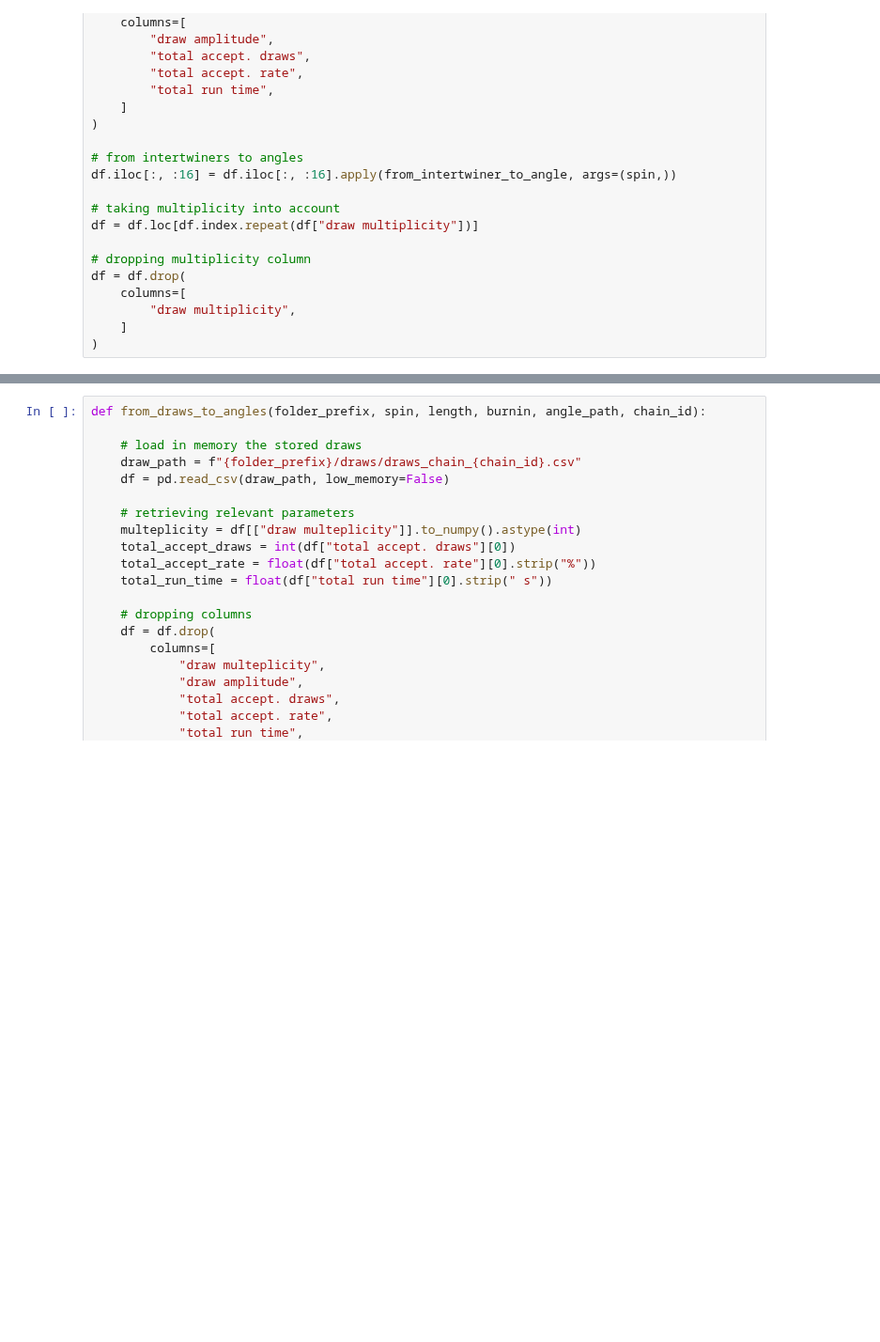
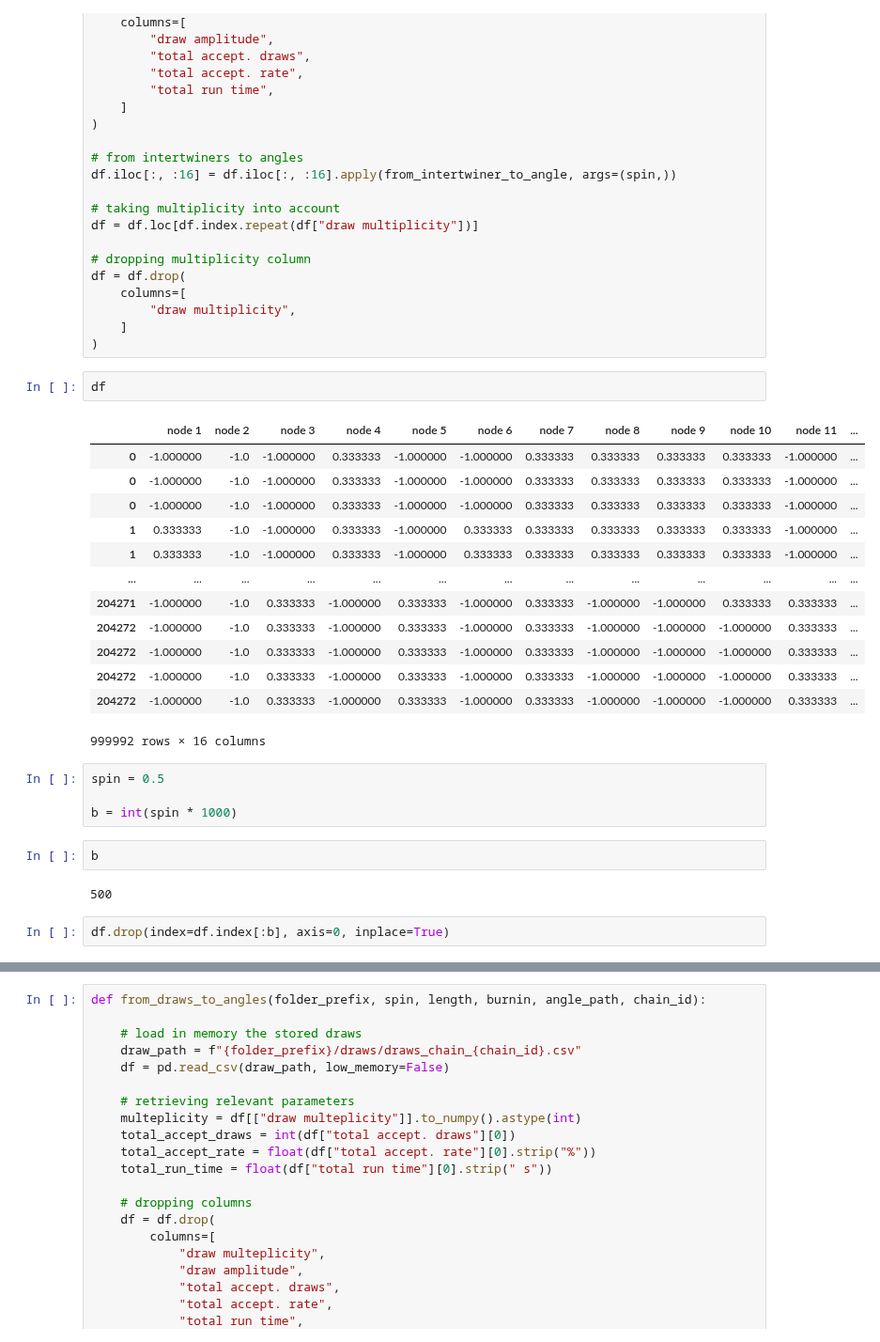
Before and after one commit to PietropaoloFrisoni/MCMC_16_cells_spinfoam, a Jupyter notebook: notebooks/Operators.ipynb, the cells around one changed output, grey strips where cells are left out. Shown at 94% size. Drawn from its saved outputs; the diff is of its cells as text; blank space fills up the shorter version.

```diff
--- a/notebooks/Operators.ipynb
+++ b/notebooks/Operators.ipynb
@@ -319,3 +443,29 @@ df = df.drop(
         "draw multiplicity",
     ]
 )
+# %%
+df
+# %% [output]
+|  | node 1 | node 2 | node 3 | node 4 | node 5 | node 6 | node 7 | node 8 | node 9 | node 10 | node 11 | ... |
+| 0 | -1.000000 | -1.0 | -1.000000 | 0.333333 | -1.000000 | -1.000000 | 0.333333 | 0.333333 | 0.333333 | 0.333333 | -1.000000 | ... |
+| 0 | -1.000000 | -1.0 | -1.000000 | 0.333333 | -1.000000 | -1.000000 | 0.333333 | 0.333333 | 0.333333 | 0.333333 | -1.000000 | ... |
+| 0 | -1.000000 | -1.0 | -1.000000 | 0.333333 | -1.000000 | -1.000000 | 0.333333 | 0.333333 | 0.333333 | 0.333333 | -1.000000 | ... |
+| 1 | 0.333333 | -1.0 | -1.000000 | 0.333333 | -1.000000 | 0.333333 | 0.333333 | 0.333333 | 0.333333 | 0.333333 | -1.000000 | ... |
+| 1 | 0.333333 | -1.0 | -1.000000 | 0.333333 | -1.000000 | 0.333333 | 0.333333 | 0.333333 | 0.333333 | 0.333333 | -1.000000 | ... |
+| ... | ... | ... | ... | ... | ... | ... | ... | ... | ... | ... | ... | ... |
+| 204271 | -1.000000 | -1.0 | 0.333333 | -1.000000 | 0.333333 | -1.000000 | 0.333333 | -1.000000 | -1.000000 | 0.333333 | 0.333333 | ... |
+| 204272 | -1.000000 | -1.0 | 0.333333 | -1.000000 | 0.333333 | -1.000000 | 0.333333 | -1.000000 | -1.000000 | -1.000000 | 0.333333 | ... |
+| 204272 | -1.000000 | -1.0 | 0.333333 | -1.000000 | 0.333333 | -1.000000 | 0.333333 | -1.000000 | -1.000000 | -1.000000 | 0.333333 | ... |
+| 204272 | -1.000000 | -1.0 | 0.333333 | -1.000000 | 0.333333 | -1.000000 | 0.333333 | -1.000000 | -1.000000 | -1.000000 | 0.333333 | ... |
+| 204272 | -1.000000 | -1.0 | 0.333333 | -1.000000 | 0.333333 | -1.000000 | 0.333333 | -1.000000 | -1.000000 | -1.000000 | 0.333333 | ... |
+999992 rows × 16 columns
+# %%
+spin = 0.5
+
+b = int(spin * 1000)
+# %%
+b
+# %% [output]
+500
+# %%
+df.drop(index=df.index[:b], axis=0, inplace=True)
```
Also changed, not shown: parts of 4 cells of this notebook.
